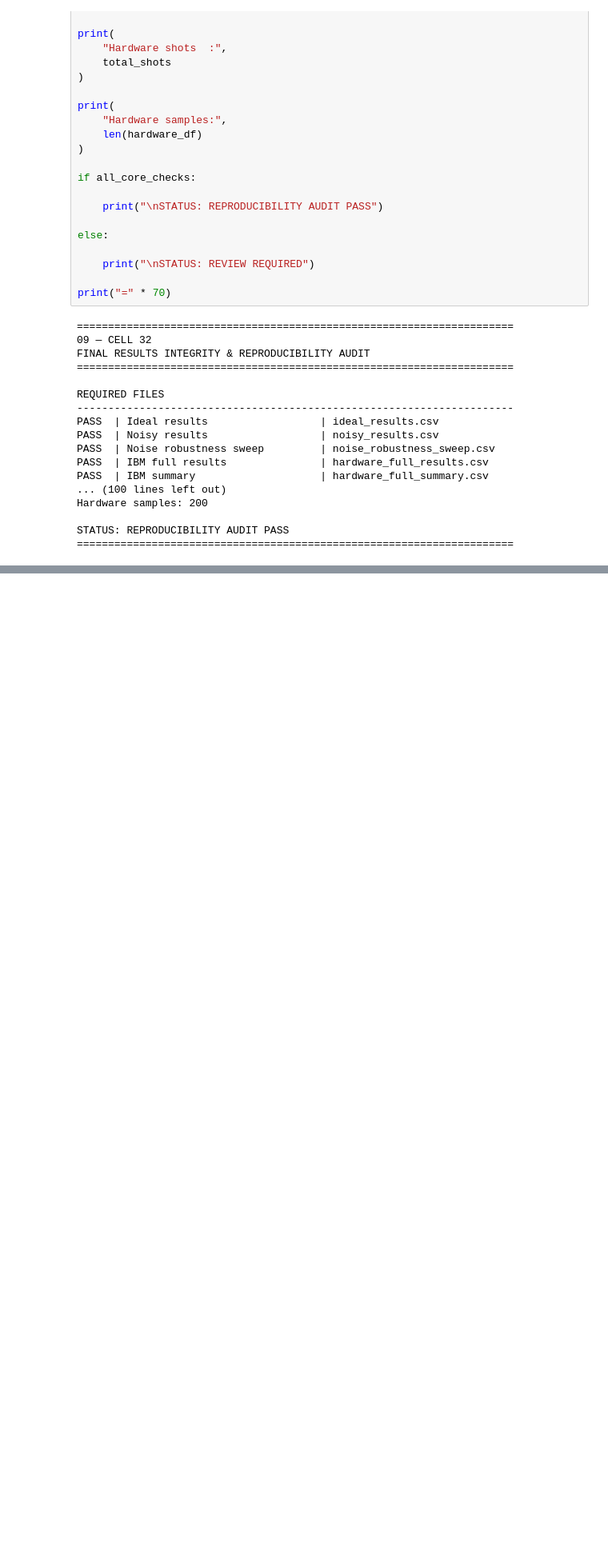
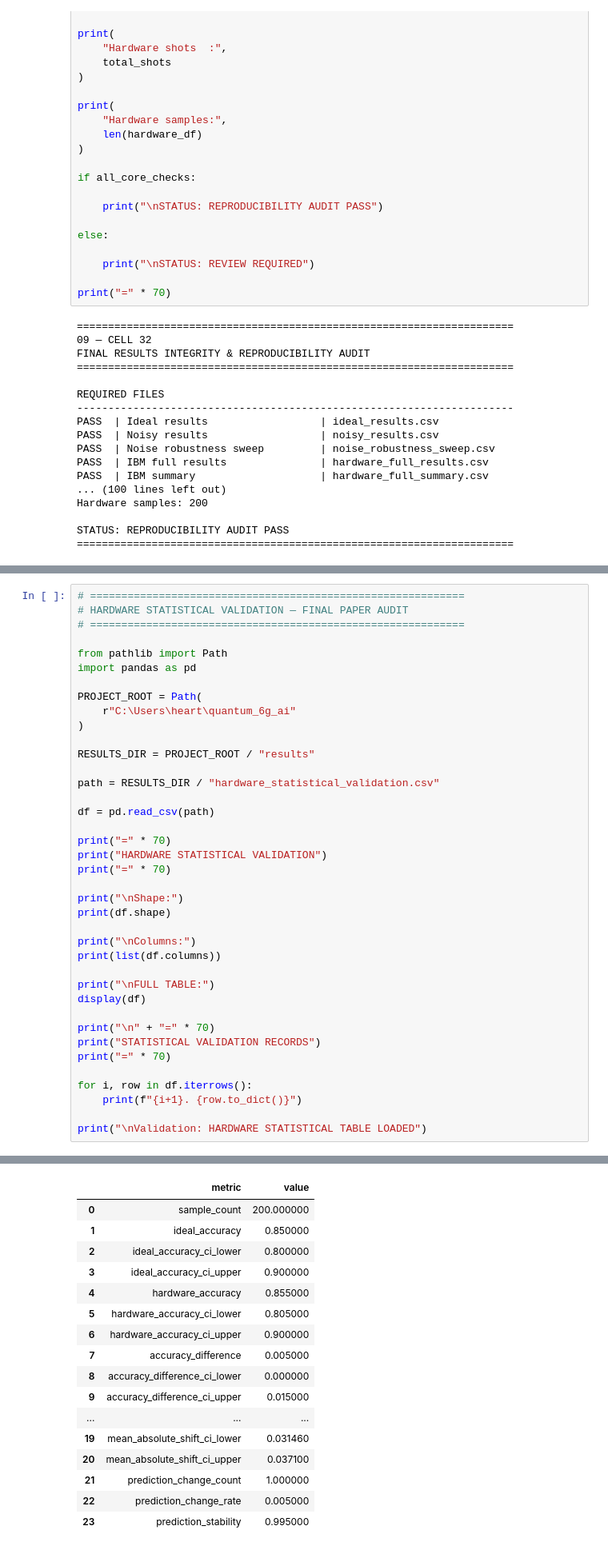
Before and after one commit to ZawMyoOoytu/Noise-Robustness-and-Real-Quantum-Hardware-Validation, a Jupyter notebook: IBM Quantum Hardware Evaluation.ipynb, the cells around one changed output, grey strips where cells are left out. Shown at 80% size. Cells and saved outputs as stored; diff of their text form; blank space fills up the shorter version.

```diff
--- a/IBM Quantum Hardware Evaluation.ipynb
+++ b/IBM Quantum Hardware Evaluation.ipynb
@@ -11725,0 +11809,40 @@ STATUS: REPRODUCIBILITY AUDIT PASS
+# %%
+# ============================================================
+# HARDWARE STATISTICAL VALIDATION — FINAL PAPER AUDIT
+# ============================================================
+
+from pathlib import Path
+import pandas as pd
+
+PROJECT_ROOT = Path(
+    r"C:\Users\heart\quantum_6g_ai"
+)
+
+RESULTS_DIR = PROJECT_ROOT / "results"
+
+path = RESULTS_DIR / "hardware_statistical_validation.csv"
+
+df = pd.read_csv(path)
+
+print("=" * 70)
+print("HARDWARE STATISTICAL VALIDATION")
+print("=" * 70)
+
+print("\nShape:")
+print(df.shape)
+
+print("\nColumns:")
+print(list(df.columns))
+
+print("\nFULL TABLE:")
+display(df)
+
+print("\n" + "=" * 70)
+print("STATISTICAL VALIDATION RECORDS")
+print("=" * 70)
+
+for i, row in df.iterrows():
+    print(f"{i+1}. {row.to_dict()}")
+
+print("\nValidation: HARDWARE STATISTICAL TABLE LOADED")
+# %% [output]
@@ -11725,0 +11860,17 @@ STATUS: REPRODUCIBILITY AUDIT PASS
+|  | metric | value |
+| 0 | sample_count | 200.000000 |
+| 1 | ideal_accuracy | 0.850000 |
+| 2 | ideal_accuracy_ci_lower | 0.800000 |
+| 3 | ideal_accuracy_ci_upper | 0.900000 |
+| 4 | hardware_accuracy | 0.855000 |
+| 5 | hardware_accuracy_ci_lower | 0.805000 |
+| 6 | hardware_accuracy_ci_upper | 0.900000 |
+| 7 | accuracy_difference | 0.005000 |
+| 8 | accuracy_difference_ci_lower | 0.000000 |
+| 9 | accuracy_difference_ci_upper | 0.015000 |
+| ... | ... | ... |
+| 19 | mean_absolute_shift_ci_lower | 0.031460 |
+| 20 | mean_absolute_shift_ci_upper | 0.037100 |
+| 21 | prediction_change_count | 1.000000 |
+| 22 | prediction_change_rate | 0.005000 |
+| 23 | prediction_stability | 0.995000 |
```
Also changed, not shown: parts of 4 cells of this notebook, 22 other files.
